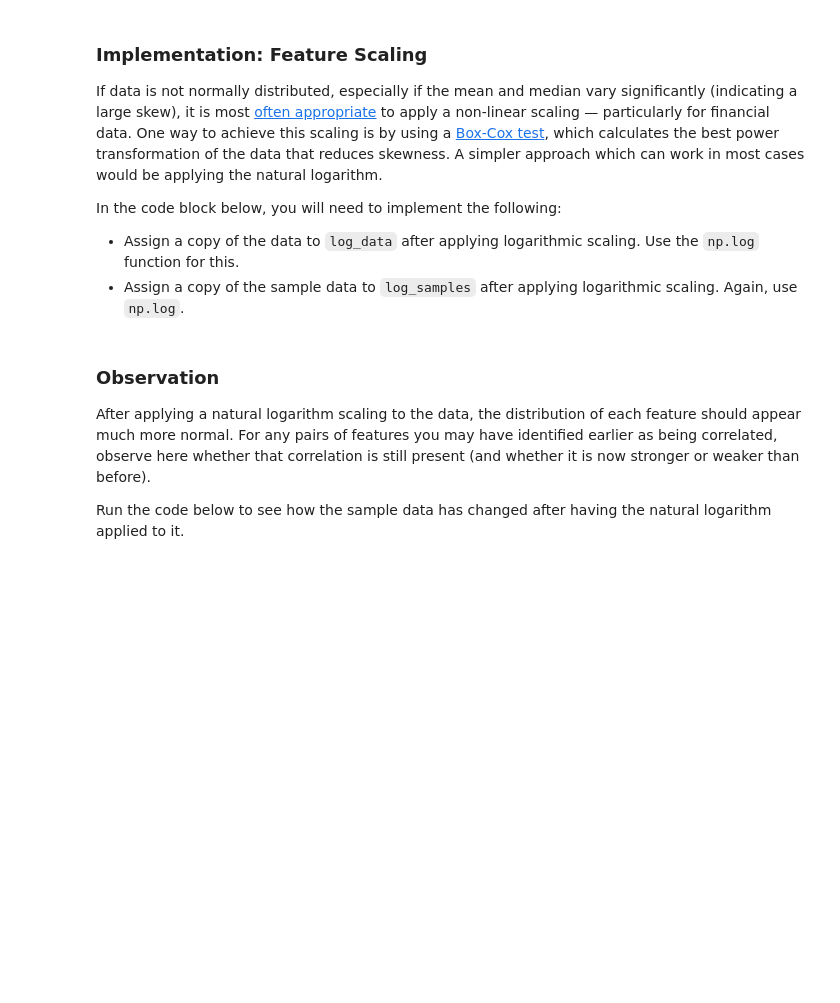
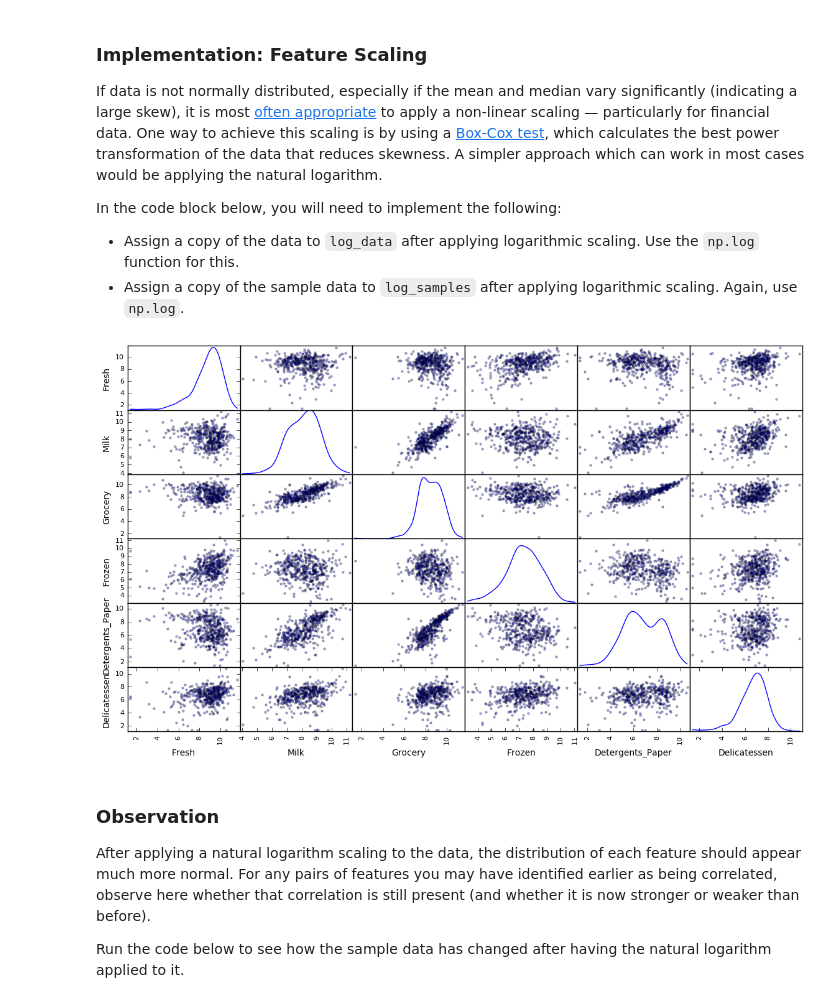
Before and after one commit to treybean/udacity-machine-learning-nanodegree, a Jupyter notebook: customer_segments/customer_segments.ipynb, the cells around one changed output. Drawn from its saved outputs; the diff is of its cells as text; code cells hidden in the pictures; blank space fills up the shorter version.

Commit message:
Scaled the features to normalize the data

```diff
--- a/customer_segments/customer_segments.ipynb
+++ b/customer_segments/customer_segments.ipynb
@@ -147,13 +147,15 @@ In the code block below, you will need to implement the following:
  - Assign a copy of the sample data to `log_samples` after applying logarithmic scaling. Again, use `np.log`.
 # %%
 # TODO: Scale the data using the natural logarithm
-log_data = None
+log_data = data.apply(lambda x: np.log(x + 1), axis=0)
 
 # TODO: Scale the sample data using the natural logarithm
-log_samples = None
+log_samples = samples.apply(lambda x: np.log(x + 1), axis=0)
 
 # Produce a scatter matrix for each pair of newly-transformed features
 pd.scatter_matrix(log_data, alpha = 0.3, figsize = (14,8), diagonal = 'kde');
+# %% [output]
+[figure, added]
 # %% [markdown]
 ### Observation
 After applying a natural logarithm scaling to the data, the distribution of each feature should appear much more normal. For any pairs of features you may have identified earlier as being correlated, observe here whether that correlation is still present (and whether it is now stronger or weaker than before).
```
Also changed, not shown: parts of 1 cell of this notebook.
